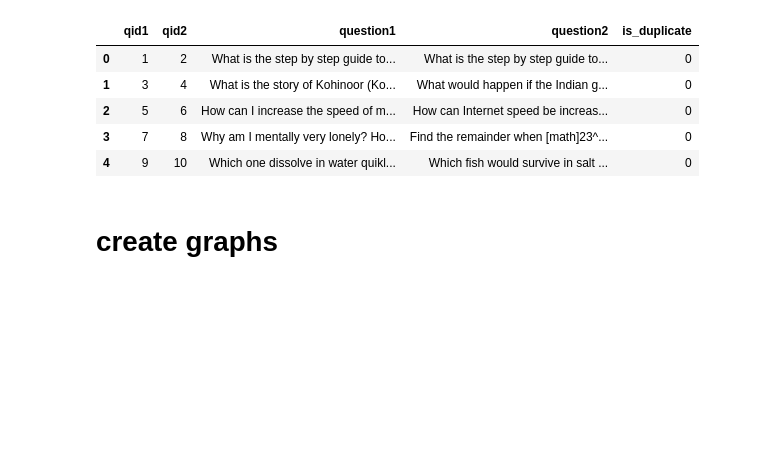
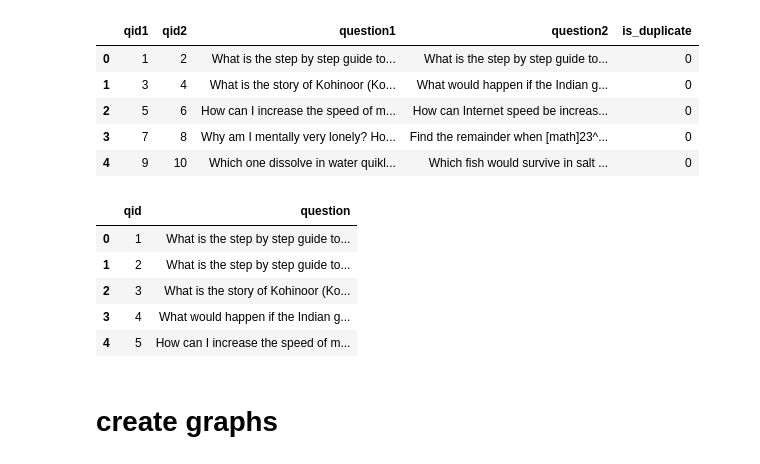
Before and after one commit to renato555/qqp, a Jupyter notebook: create_new_datasets.ipynb, the cells around one changed output. Cells and saved outputs as stored; diff of their text form; code cells hidden in the pictures; blank space fills up the shorter version.

```diff
--- a/create_new_datasets.ipynb
+++ b/create_new_datasets.ipynb
@@ -52,6 +52,16 @@ for _, (qid1, qid2, _, _, is_duplicate, _) in test_data_pairs.iterrows():
     lower_id = min(qid1, qid2)
     higher_id = max(qid1, qid2)
     test_pairs.add((lower_id, higher_id))
+# %%
+data_questions = pd.read_csv("./data/data_questions.csv")
+data_questions.head()
+# %% [output]
+|  | qid | question |
+| 0 | 1 | What is the step by step guide to... |
+| 1 | 2 | What is the step by step guide to... |
+| 2 | 3 | What is the story of Kohinoor (Ko... |
+| 3 | 4 | What would happen if the Indian g... |
+| 4 | 5 | How can I increase the speed of m... |
 # %% [markdown]
 # create graphs
 # %%
```
Also changed, not shown: parts of 7 cells of this notebook.
